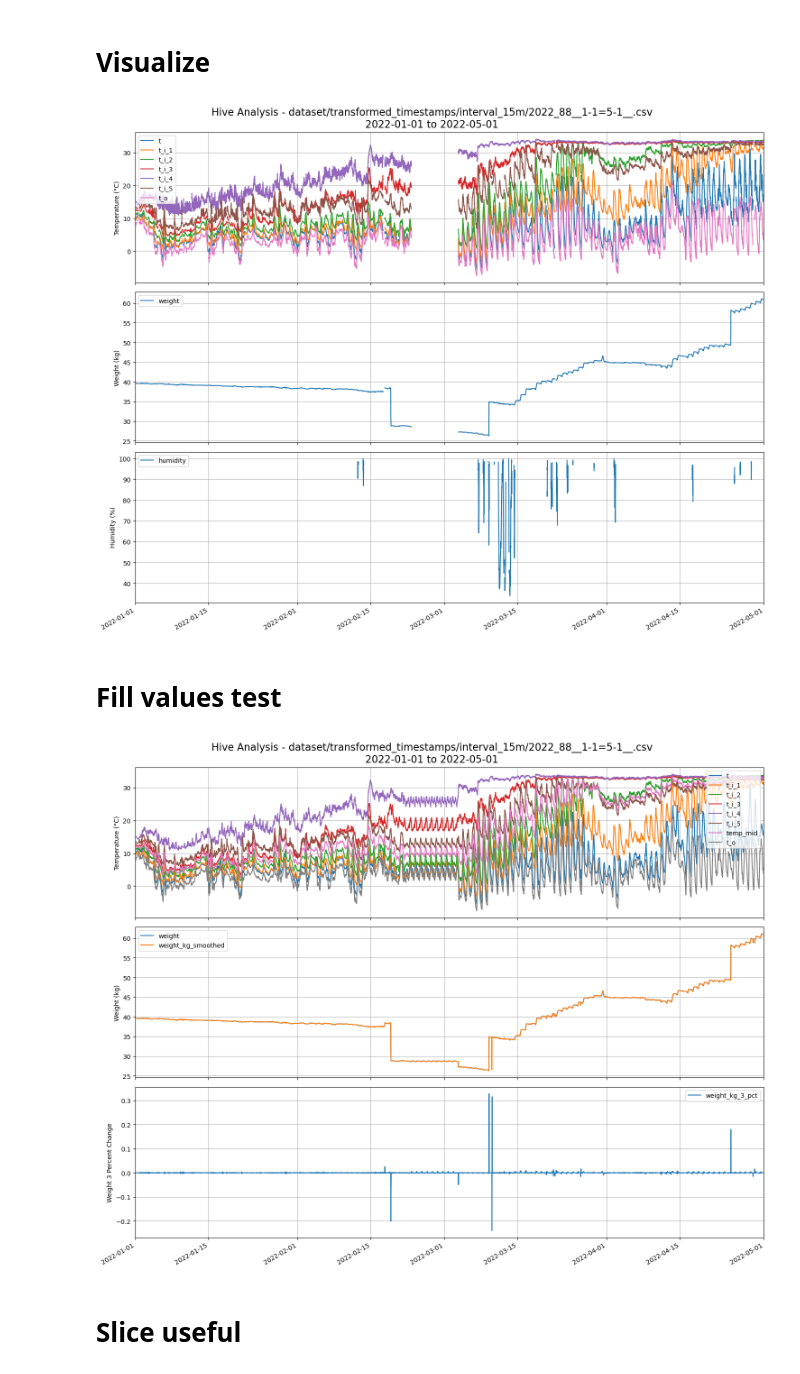
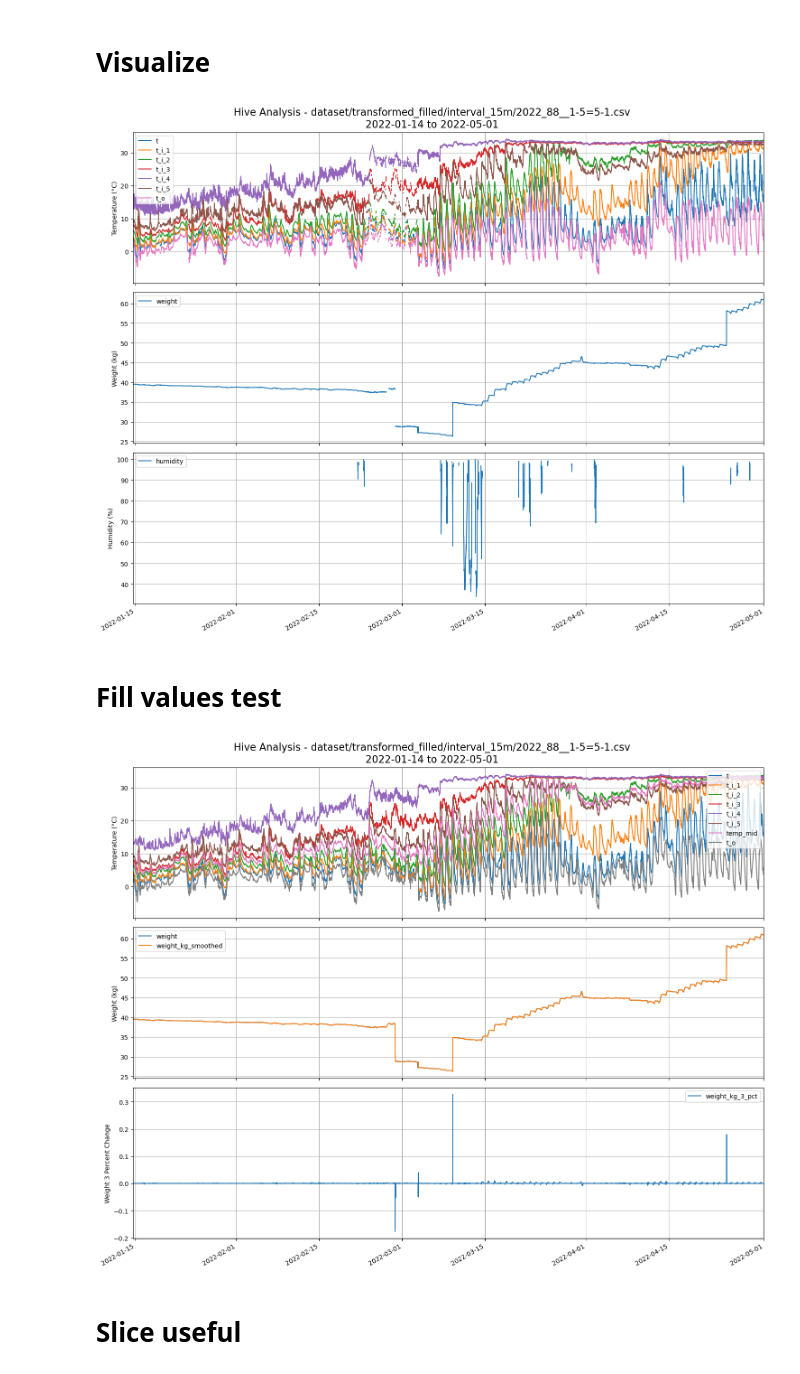
Before and after one commit to Lantain/HiveMonitor, a Jupyter notebook: insights_file.ipynb, the cells around one changed output. Drawn from its saved outputs; the diff is of its cells as text; code cells hidden in the pictures.

```diff
--- a/insights_file.ipynb
+++ b/insights_file.ipynb
@@ -8,11 +8,12 @@ from datetime import datetime
 import events
 import visualise
 import dataset
+import numpy as np
 
 # FILE = 'dataset/bob_all_processed_mins/2020_76.csv'
 # FILE = 'dataset/transformed_timestamps/interval_15m/2020_100.csv'
 # FILE = 'dataset/transformed_minutes/interval_15m/2020_118.csv'
-FILE = 'dataset/transformed_timestamps/interval_15m/2022_88__1-1=5-1__.csv'
+FILE = 'dataset/transformed_filled/interval_15m/2022_88__1-5=5-1.csv'
 
 df = pd.read_csv(FILE, dtype={
         't_i_1': float,
@@ -62,6 +63,7 @@ start_date =  df.index.min()
 end_date = df.index.max()
 # start_date = pd.to_datetime('2019-9-22 10:00')
 # end_date = pd.to_datetime('2019-9-26 16:00')
+
 
 visualise.visualise(df, start_date, end_date, FILE, {
     'Swarming': swarming_indexes,
@@ -72,7 +74,7 @@ visualise.visualise(df, start_date, end_date, FILE, {
     'Died': died_indexes
 })
 # %% [output]
-[figure, old version]
+[figure, new version]
 # %% [markdown]
 # Fill values test
 # %%
@@ -100,36 +102,36 @@ def interpolate_with_dynamics(df, column):
 temp_columns = ['t_i_1', 't_i_2', 't_i_3', 't_i_4', 't_i_5', 't_o', 't', 'weight_kg']
 if '2020_118__5-28=6-9__s' in FILE:
     df = dataset.fill_with_historical_pattern(df, ['t_i_1', 't_i_2', 't_i_3', 't_i_4', 't_i_5', 't_o', 't', 'weight_kg'], hours_ago=48)
 if '2020_112__6-8=6-22__s' in FILE:
     df = dataset.fill_with_historical_pattern(df, ['t_o'], hours_ago=25)
-if '2022_88__1-1=5-1__' in FILE:
-    df = dataset.fill_with_historical_pattern(df, ['t_i_1', 't_i_2', 't_i_3', 't_i_4', 't_i_5', 't_o', 't', 'weight_kg'], hours_ago=24)
+# if '2022_88__1-1=5-1__' in FILE:
+#     df = dataset.fill_with_historical_pattern(df, ['t_i_1', 't_i_2', 't_i_3', 't_i_4', 't_i_5', 't_o', 't', 'weight_kg'], hours_ago=24)
 
 df['t'] = dataset.smooth_col(df['t'])
 df['t_i_1'] = dataset.smooth_col(df['t_i_1'])
 df['t_i_2'] = dataset.smooth_col(df['t_i_2'])
 df['t_i_3'] = dataset.smooth_col(df['t_i_3'])
 df['t_i_4'] = dataset.smooth_col(df['t_i_4'])
 df['t_i_5'] = dataset.smooth_col(df['t_i_5'])
 df['t_o'] = dataset.smooth_col(df['t_o'])
 # df = fill_with_historical_pattern(df, temp_columns, hours_ago=48)
 
 df['temp_mid'] = df[['t_i_1', 't_i_2', 't_i_3', 't_i_4', 't_i_5', 't']].median(axis=1, skipna=True)
 df['weight_kg_smoothed'] = dataset.smooth_col(df['weight_kg'])
 # df['weight_kg_smoothed'] = interpolate_with_dynamics(df, 'weight_kg')
 
 df['weight_kg_3_pct'] = df['weight_kg_smoothed'].pct_change(periods=3)
 
 visualise.visualise_filled(df, start_date, end_date, FILE, {
     'Swarming': swarming_indexes,
     'Queencell': queencell_indexes,
     'Feeding': feeding_indexes,
     'Honey': honey_indexes,
     'Treatment': treatment_indexes,
     'Died': died_indexes
 })
 # %% [output]
-[figure, old version]
+[figure, new version]
 # %% [markdown]
 # Slice useful
 # %%
```
Also changed, not shown: parts of 1 cell of this notebook, 8 other files.
